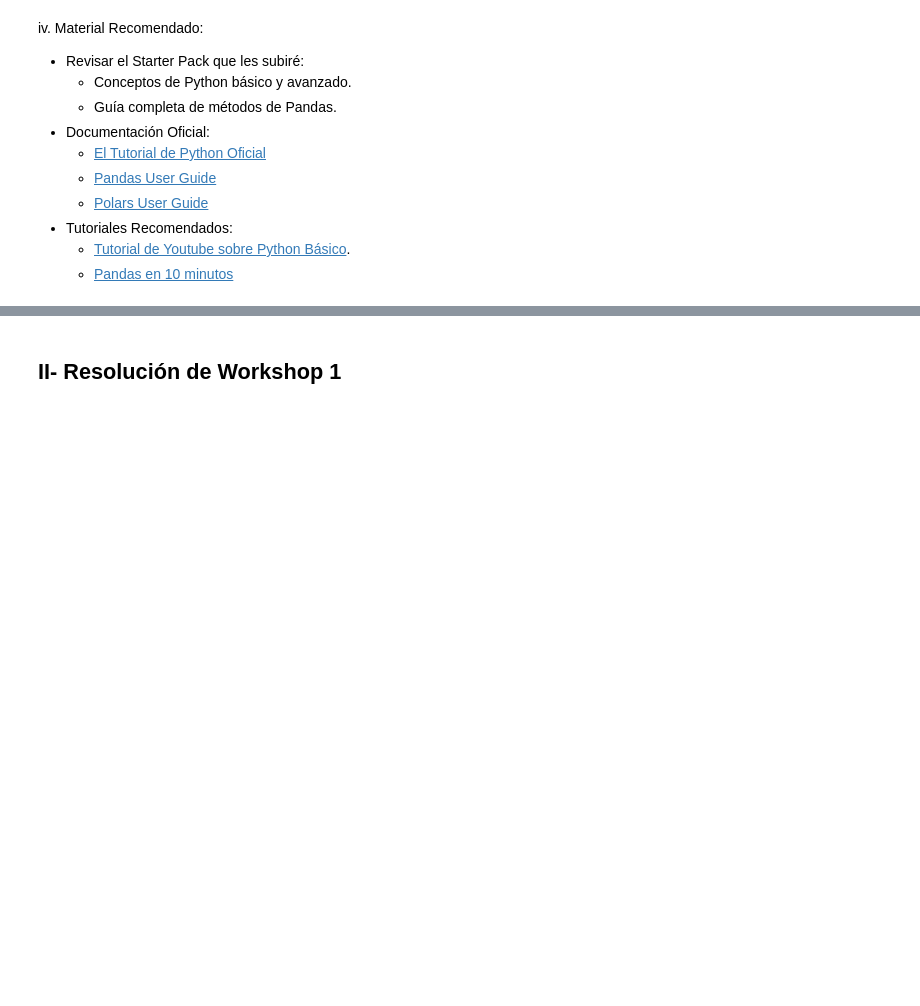
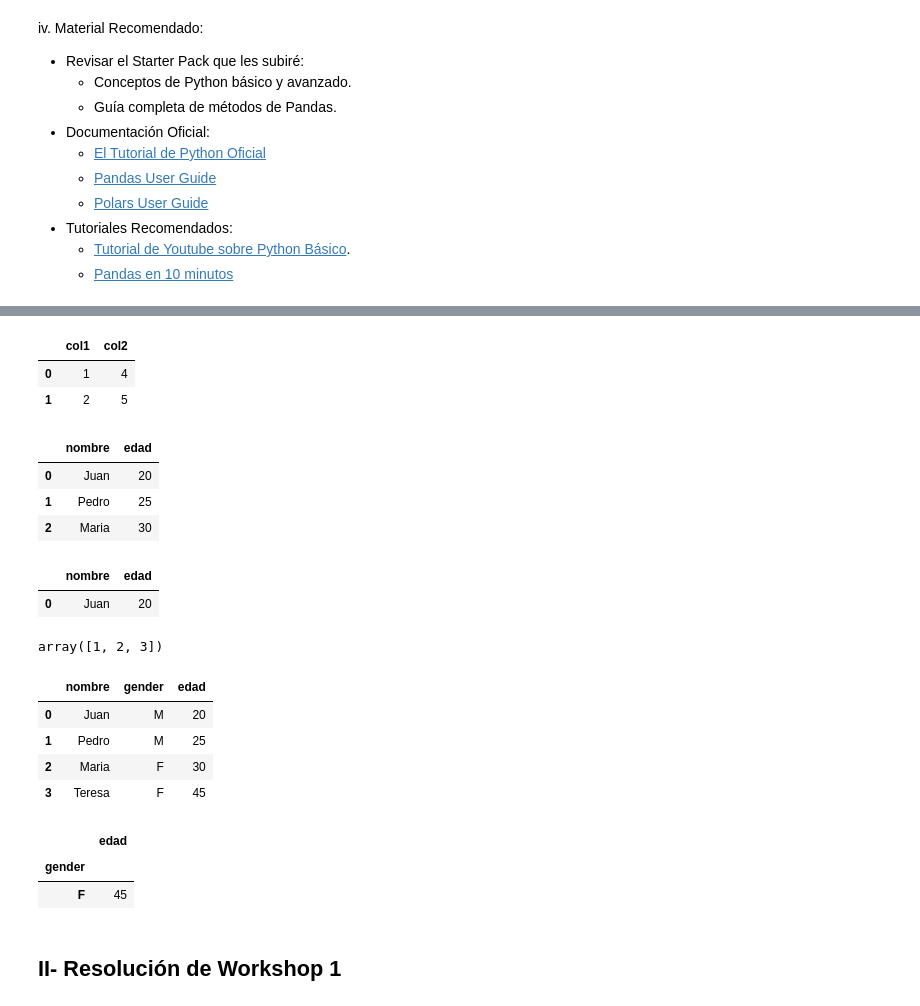
Before and after one commit to GabrielBurgosS/Data-Visualization-2025, a Jupyter notebook: Ayudantia 1 - Pandas y Polar (02-04).ipynb, the cells around one changed output, grey strips where cells are left out. Cells and saved outputs as stored; diff of their text form; code cells hidden in the pictures; blank space fills up the shorter version.

```diff
--- a/Ayudantia 1 - Pandas y Polar (02-04).ipynb
+++ b/Ayudantia 1 - Pandas y Polar (02-04).ipynb
@@ -63,0 +121,8 @@ iv. Material Recomendado:
+# %%
+# Filtros
+filtro_menor_a_2 = df['col1'] < 3
+df[filtro_menor_a_2]
+# %% [output]
+|  | col1 | col2 |
+| 0 | 1 | 4 |
+| 1 | 2 | 5 |
@@ -64,3 +131,52 @@ iv. Material Recomendado:
+# %%
+df2 = pd.DataFrame({
+	'nombre':['Juan', 'Pedro', 'Maria'],
+	'edad':[20, 25, 30]
+})
+df2
+# %% [output]
+|  | nombre | edad |
+| 0 | Juan | 20 |
+| 1 | Pedro | 25 |
+| 2 | Maria | 30 |
+# %%
+lista = ['Juan','Teresa']
+filtro_nombre = df2['nombre'].isin( lista )
+
+df2[filtro_nombre]
+# %% [output]
+|  | nombre | edad |
+| 0 | Juan | 20 |
+# %%
+# operaciones
+df['col1'].sum()
+df['col1'].mean()
+df['col1'].count()
+df['col1'].max()
+df['col1'].unique()
+# %% [output]
+array([1, 2, 3])
+# %%
+#agregaciones
+
+df3 = pd.DataFrame({
+	'nombre':['Juan', 'Pedro', 'Maria', 'Teresa'],
+    'gender':['M', 'M', 'F','F'],
+	'edad':[20, 25, 30,45]
+})
+df3
+# %% [output]
+|  | nombre | gender | edad |
+| 0 | Juan | M | 20 |
+| 1 | Pedro | M | 25 |
+| 2 | Maria | F | 30 |
+| 3 | Teresa | F | 45 |
+# %%
+df3.groupby('gender').agg({'edad':'max'}).head(1)
+# %% [output]
+|  | edad |
+| gender |  |
+| F | 45 |
 # %% [markdown]
 ## II- Resolución de Workshop 1
 # %% [markdown]
```
Also changed, not shown: parts of 25 cells of this notebook.
